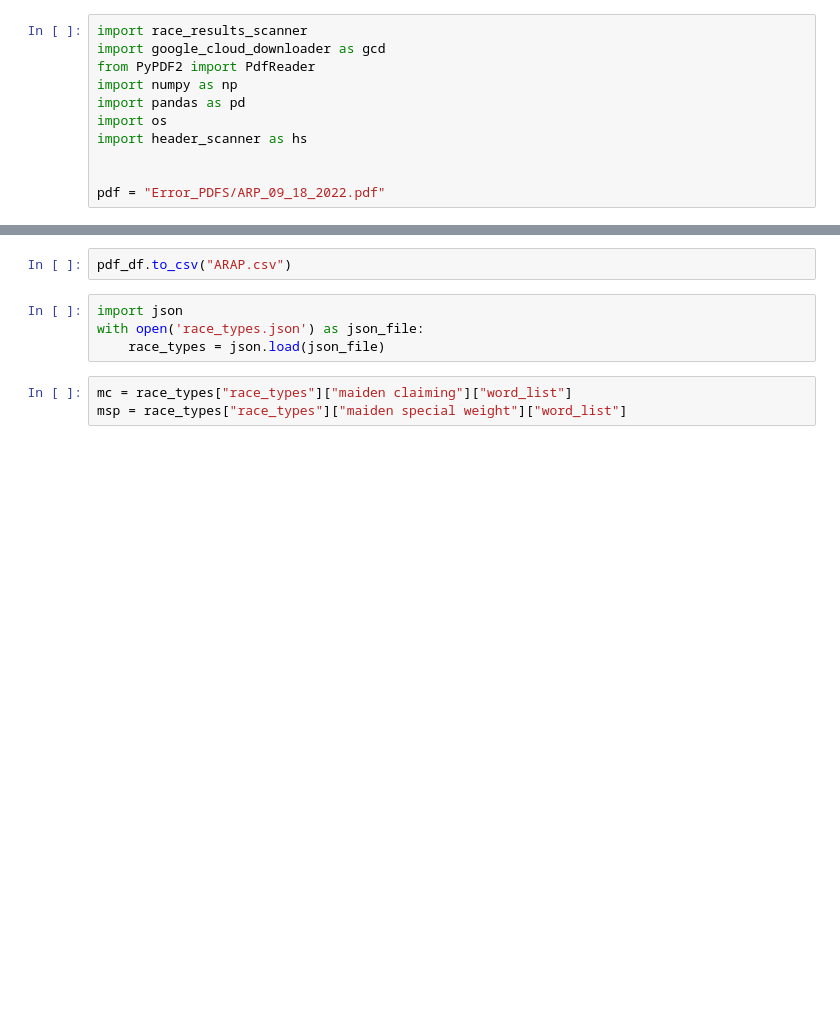
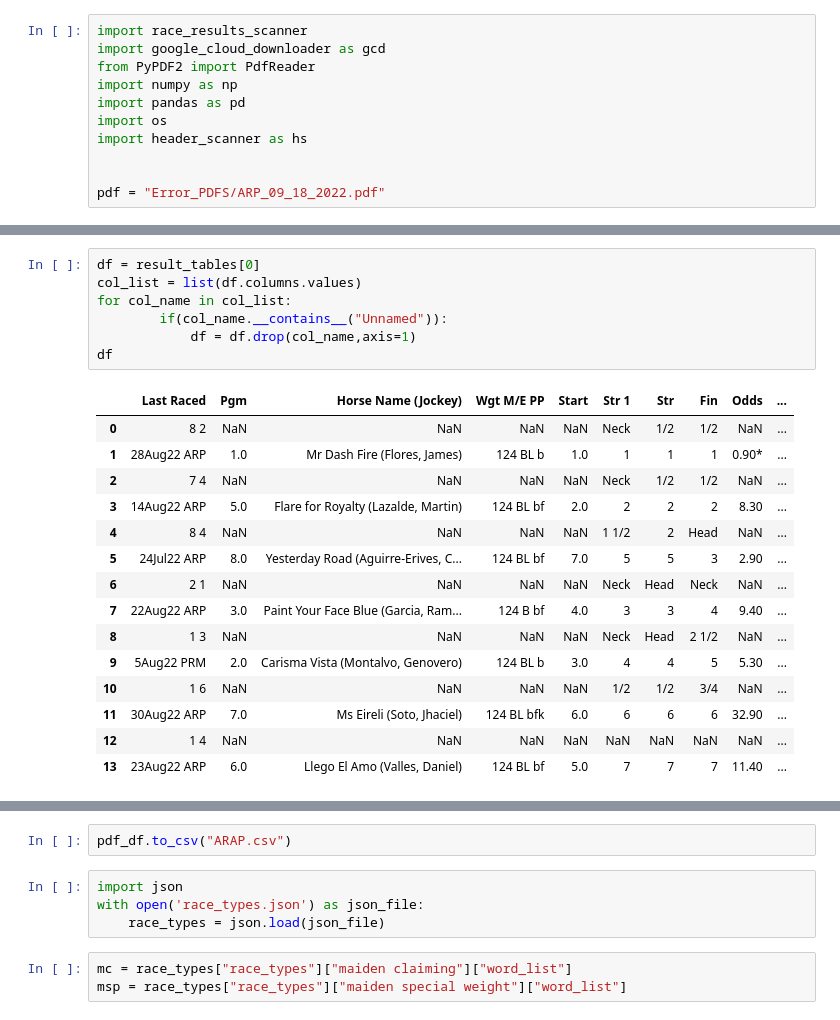
Before and after one commit to Jonhops1595/horse_racing_study, a Jupyter notebook: PDFScanner/scan_test.ipynb, the cells around one changed output, grey strips where cells are left out. Drawn from its saved outputs; the diff is of its cells as text; blank space fills up the shorter version.

Commit message:
Fixed odd combinations of Wgt column on scan

```diff
--- a/PDFScanner/scan_test.ipynb
+++ b/PDFScanner/scan_test.ipynb
@@ -54,3 +65,26 @@ starter optional claiming
+# %%
+df = result_tables[0]
+col_list = list(df.columns.values)
+for col_name in col_list:
+        if(col_name.__contains__("Unnamed")):
+            df = df.drop(col_name,axis=1)
+df
+# %% [output]
+|  | Last Raced | Pgm | Horse Name (Jockey) | Wgt M/E PP | Start | Str 1 | Str | Fin | Odds | ... |
+| 0 | 8 2 | NaN | NaN | NaN | NaN | Neck | 1/2 | 1/2 | NaN | ... |
+| 1 | 28Aug22 ARP | 1.0 | Mr Dash Fire (Flores, James) | 124 BL b | 1.0 | 1 | 1 | 1 | 0.90* | ... |
+| 2 | 7 4 | NaN | NaN | NaN | NaN | Neck | 1/2 | 1/2 | NaN | ... |
+| 3 | 14Aug22 ARP | 5.0 | Flare for Royalty (Lazalde, Martin) | 124 BL bf | 2.0 | 2 | 2 | 2 | 8.30 | ... |
+| 4 | 8 4 | NaN | NaN | NaN | NaN | 1 1/2 | 2 | Head | NaN | ... |
+| 5 | 24Jul22 ARP | 8.0 | Yesterday Road (Aguirre-Erives, C... | 124 BL bf | 7.0 | 5 | 5 | 3 | 2.90 | ... |
+| 6 | 2 1 | NaN | NaN | NaN | NaN | Neck | Head | Neck | NaN | ... |
+| 7 | 22Aug22 ARP | 3.0 | Paint Your Face Blue (Garcia, Ram... | 124 B bf | 4.0 | 3 | 3 | 4 | 9.40 | ... |
+| 8 | 1 3 | NaN | NaN | NaN | NaN | Neck | Head | 2 1/2 | NaN | ... |
+| 9 | 5Aug22 PRM | 2.0 | Carisma Vista (Montalvo, Genovero) | 124 BL b | 3.0 | 4 | 4 | 5 | 5.30 | ... |
+| 10 | 1 6 | NaN | NaN | NaN | NaN | 1/2 | 1/2 | 3/4 | NaN | ... |
+| 11 | 30Aug22 ARP | 7.0 | Ms Eireli (Soto, Jhaciel) | 124 BL bfk | 6.0 | 6 | 6 | 6 | 32.90 | ... |
+| 12 | 1 4 | NaN | NaN | NaN | NaN | NaN | NaN | NaN | NaN | ... |
+| 13 | 23Aug22 ARP | 6.0 | Llego El Amo (Valles, Daniel) | 124 BL bf | 5.0 | 7 | 7 | 7 | 11.40 | ... |
 # %%
 #Testing for whole pdf
 master_df = pd.DataFrame()
```
Also changed, not shown: parts of 7 cells of this notebook, 1 other file.
